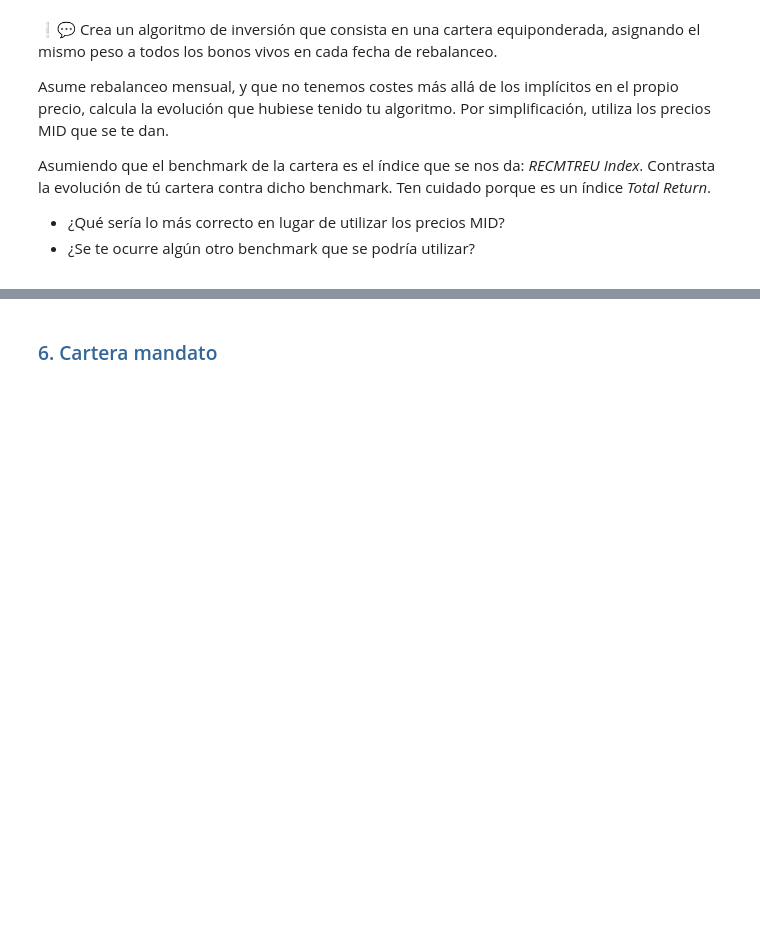
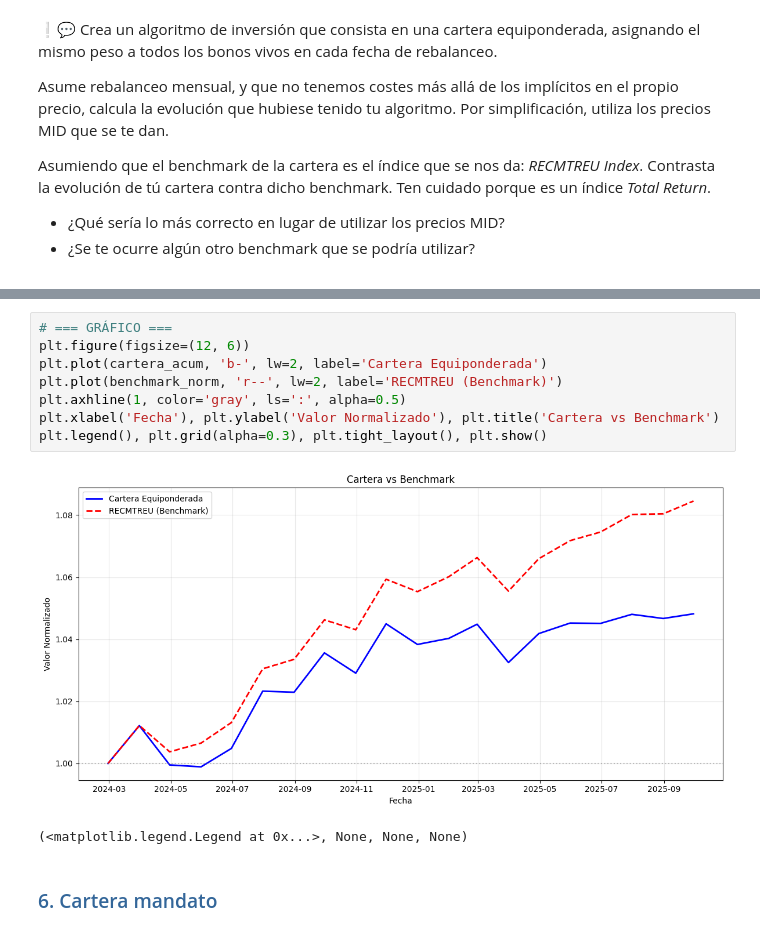
Before and after one commit to Juanjod54/MIAX_TB2.1, a Jupyter notebook: src/TallerRF_AnálisisCartera_Enunciado.ipynb, the cells around one changed output, grey strips where cells are left out. Saved outputs shown, nothing was run; the diff lists cells and outputs as text; blank space fills up the shorter version.

```diff
--- a/src/TallerRF_AnálisisCartera_Enunciado.ipynb
+++ b/src/TallerRF_AnálisisCartera_Enunciado.ipynb
@@ -919,3 +932,14 @@ y sumarlo al retorno por precio.
+# %%
+# === GRÁFICO ===
+plt.figure(figsize=(12, 6))
+plt.plot(cartera_acum, 'b-', lw=2, label='Cartera Equiponderada')
+plt.plot(benchmark_norm, 'r--', lw=2, label='RECMTREU (Benchmark)')
+plt.axhline(1, color='gray', ls=':', alpha=0.5)
+plt.xlabel('Fecha'), plt.ylabel('Valor Normalizado'), plt.title('Cartera vs Benchmark')
+plt.legend(), plt.grid(alpha=0.3), plt.tight_layout(), plt.show()
+# %% [output]
+[figure, added]
+(<matplotlib.legend.Legend at 0x...>, None, None, None)
 # %% [markdown]
 ### <font color=#336699>6. Cartera mandato</font>
 # %% [markdown]
```
Also changed, not shown: parts of 5 cells of this notebook, 1 other file.
